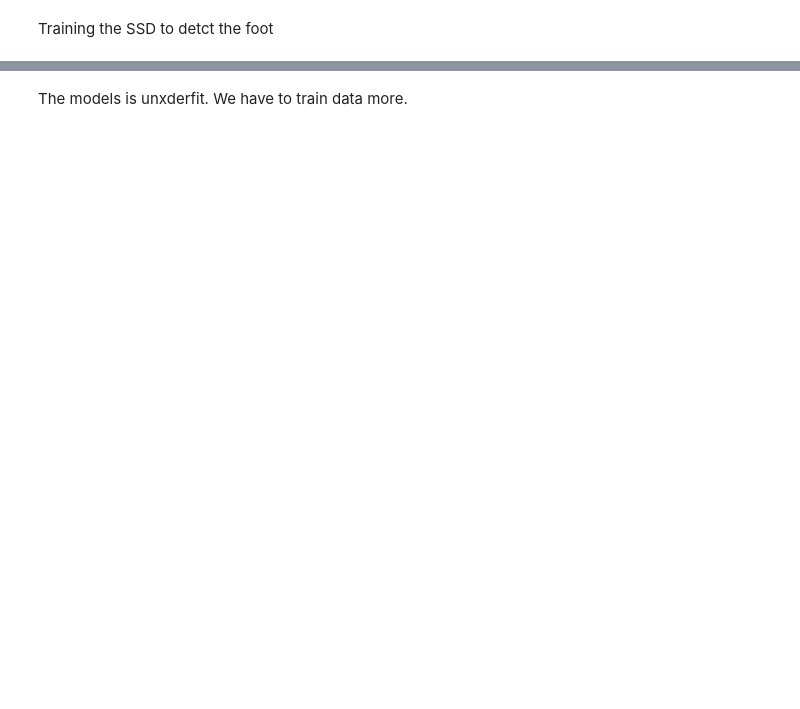
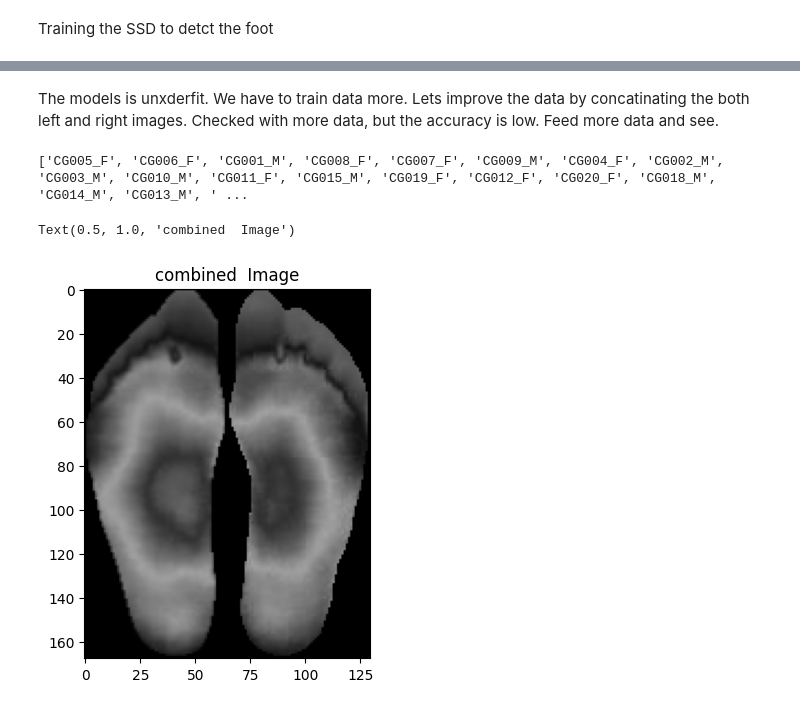
Before and after one commit to SandunGitHub/UOM_Research, a Jupyter notebook: Section_03_Personal_Research_ProjectDFU.ipynb, the cells around one changed output, grey strips where cells are left out. Saved outputs shown, nothing was run; the diff lists cells and outputs as text; code cells hidden in the pictures; blank space fills up the shorter version.

```diff
--- a/Section_03_Personal_Research_ProjectDFU.ipynb
+++ b/Section_03_Personal_Research_ProjectDFU.ipynb
@@ -600,2 +573,2 @@ KeyboardInterrupt: ignored
-# %% [markdown]
-The models is unxderfit. We have to train data more.
+# %% [markdown]
+The models is unxderfit. We have to train data more. Lets improve the data by concatinating the both left and right images. Checked with more data, but the accuracy is low. Feed more data and see.
@@ -601,0 +584,65 @@ The models is unxderfit. We have to train data more.
+# %%
+# control group
+import os
+import cv2
+import numpy as np
+import matplotlib.pyplot as plt
+from skimage.color import rgb2gray
+
+CG_group_path = '/content/drive/MyDrive/Feet_Original_Data/CG Group'
+CG_group = os.listdir(CG_group_path)
+print(CG_group)
+
+#testing it for a single imaage
+
+t_lower = 50  # Lower Threshold
+t_upper = 150  # Upper threshold
+L2Gradient = True  # Boolean
+image_count = 0
+
+#automate the procedure
+CG_group_image = '/content/drive/MyDrive/Feet_Original_Data/CG Group/CG001_M'
+CG_internal_files = os.listdir(CG_group_image )
+
+internal_files =  [filename for filename in CG_group]
+internal_files = sorted(internal_files)
+left_leg       =  [filename for filename in CG_internal_files   if '_L' in filename and filename.endswith('.png')]
+left_leg       = sorted(left_leg)
+right_leg      =  [filename for filename in CG_internal_files   if '_R' in filename and filename.endswith('.png')]
+right_leg      = sorted(right_leg)
+
+left_leg_path  = os.path.join(CG_group_path, internal_files[0])
+right_leg_path = os.path.join(CG_group_path, internal_files[0])
+left_leg_image = os.path.join(left_leg_path,left_leg[0])
+right_leg_image = os.path.join(left_leg_path,right_leg[0])
+
+
+left_leg_image = cv2.imread(left_leg_image)
+right_leg_image = cv2.imread(right_leg_image)
+#image shape
+desired_image_height = left_leg_image.shape[0] #height
+desired_image_width = left_leg_image.shape[1] #width
+left_leg_image_gray = cv2.cvtColor(left_leg_image, cv2.COLOR_BGR2GRAY)
+right_leg_image_gray = cv2.cvtColor(right_leg_image, cv2.COLOR_BGR2GRAY)
+right_leg_image_gray = cv2.resize(right_leg_image_gray, (desired_image_width, desired_image_height))
+concatenated_image = np.concatenate((right_leg_image_gray , left_leg_image_gray ), axis=1)
+
+plt.subplot(1,1,1)
+plt.imshow(cv2.cvtColor(concatenated_image, cv2.COLOR_BGR2RGB))  # OpenCV uses BGR, matplotlib uses RGB
+plt.title("combined  Image")
+
+#sucess
+#loop
+# CG_group_all_path = '/content/drive/MyDrive/Feet_Original_Data/CG Group/'
+# CG_internal_files = os.listdir(CG_group_all_path)
+# CG_internal_files = sorted(CG_internal_files)
+# # Create a list of full file paths
+# internal_files = [os.path.join(CG_group_all_path, filename) for filename in CG_internal_files]
+# print(internal_files)
+# # Concatenate the file paths into a single string
+# CG_group_images = "\n".join(internal_files)
+# print(CG_group_images)
+# %% [output]
+['CG005_F', 'CG006_F', 'CG001_M', 'CG008_F', 'CG007_F', 'CG009_M', 'CG004_F', 'CG002_M', 'CG003_M', 'CG010_M', 'CG011_F', 'CG015_M', 'CG019_F', 'CG012_F', 'CG020_F', 'CG018_M', 'CG014_M', 'CG013_M', ' ...
+Text(0.5, 1.0, 'combined  Image')
+[figure, added]
```
Also changed, not shown: parts of 6 cells of this notebook.
